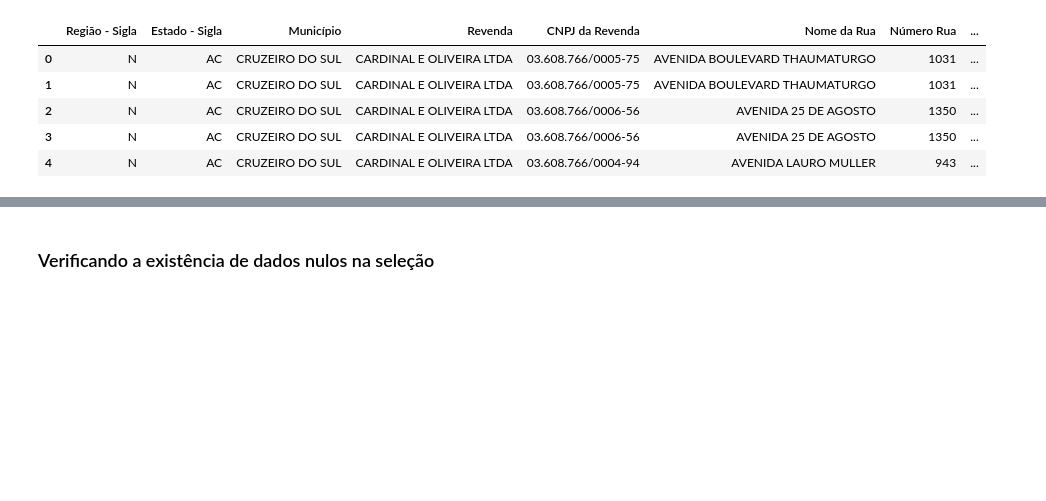
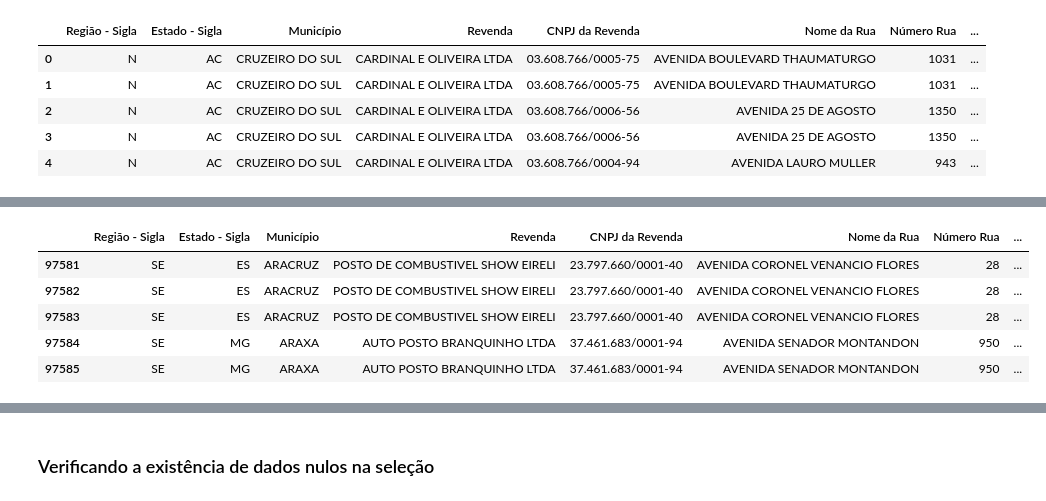
Before and after one commit to brunnabrito/projeto_m4_g4_resilia, a Jupyter notebook: Projeto_M4_Grupo_4.ipynb, the cells around one changed output, grey strips where cells are left out. Saved outputs shown, nothing was run; the diff lists cells and outputs as text; code cells hidden in the pictures; blank space fills up the shorter version.

```diff
--- a/Projeto_M4_Grupo_4.ipynb
+++ b/Projeto_M4_Grupo_4.ipynb
@@ -138,0 +188,11 @@ memory usage: 11.9+ MB
+# %%
+# Visualizar as 5 últimas linhas do Dataset.
+
+df.tail()
+# %% [output]
+|  | Região - Sigla | Estado - Sigla | Município | Revenda | CNPJ da Revenda | Nome da Rua | Número Rua | ... |
+| 97581 | SE | ES | ARACRUZ | POSTO DE COMBUSTIVEL SHOW EIRELI | 23.797.660/0001-40 | AVENIDA CORONEL VENANCIO FLORES | 28 | ... |
+| 97582 | SE | ES | ARACRUZ | POSTO DE COMBUSTIVEL SHOW EIRELI | 23.797.660/0001-40 | AVENIDA CORONEL VENANCIO FLORES | 28 | ... |
+| 97583 | SE | ES | ARACRUZ | POSTO DE COMBUSTIVEL SHOW EIRELI | 23.797.660/0001-40 | AVENIDA CORONEL VENANCIO FLORES | 28 | ... |
+| 97584 | SE | MG | ARAXA | AUTO POSTO BRANQUINHO LTDA | 37.461.683/0001-94 | AVENIDA SENADOR MONTANDON | 950 | ... |
+| 97585 | SE | MG | ARAXA | AUTO POSTO BRANQUINHO LTDA | 37.461.683/0001-94 | AVENIDA SENADOR MONTANDON | 950 | ... |
```
Also changed, not shown: parts of 43 cells of this notebook.
